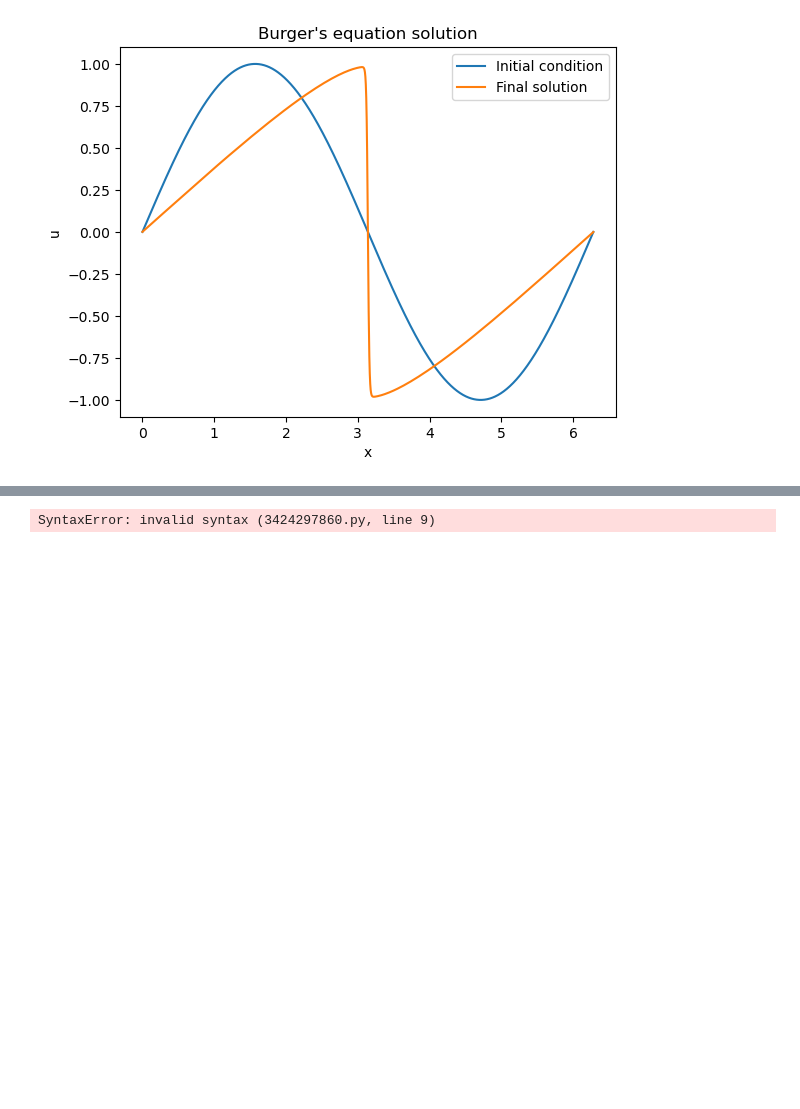
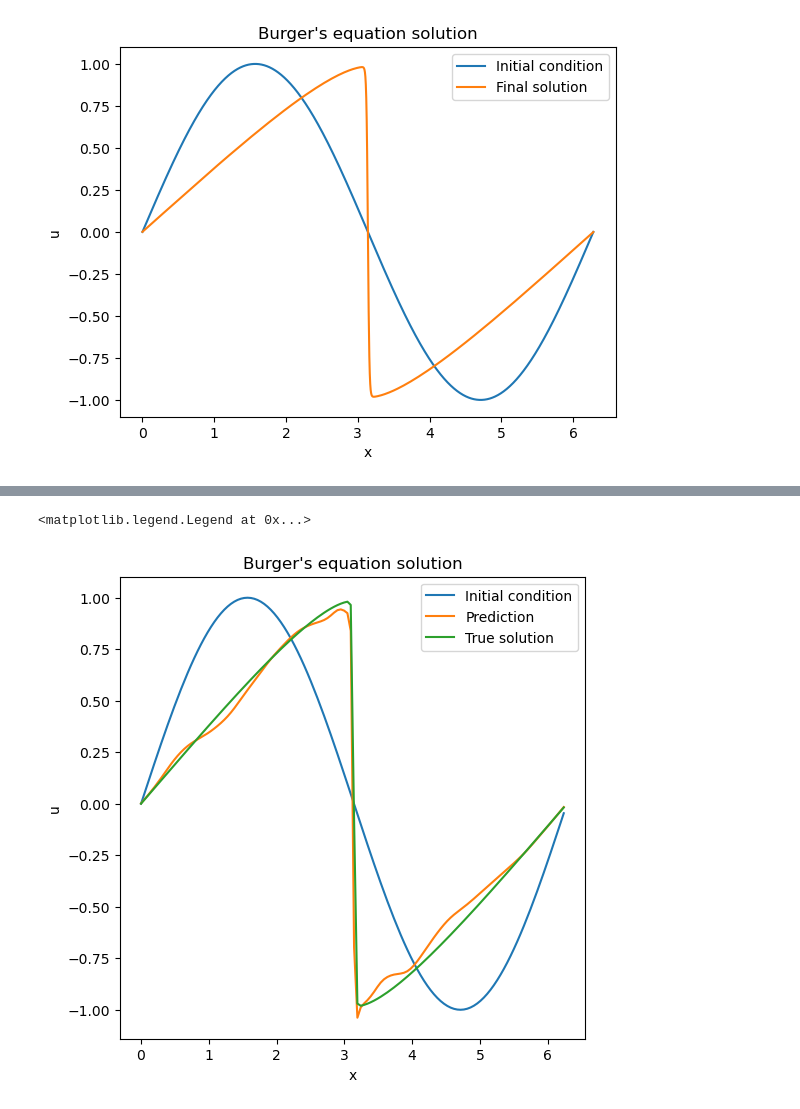
Before and after one commit to PK1725/NeuralOperators, a Jupyter notebook: solve_burges_shock.ipynb, the cells around one changed output, grey strips where cells are left out. Drawn from its saved outputs; the diff is of its cells as text; code cells hidden in the pictures; blank space fills up the shorter version.

```diff
--- a/solve_burges_shock.ipynb
+++ b/solve_burges_shock.ipynb
@@ -84,13 +186,15 @@ u_0_train
 # %%
-plt.plot(x_grid, u_0_train[1,0,:], label='Initial condition')
-plt.plot(x_grid, u_t_train[1,-1,:], label='Final solution')
+
+# Plot results
+plt.figure(figsize=(6, 6))
+plt.plot(x_grid, u_initial, label='Initial condition')
+plt.plot(x_grid, pred[-1,:], label='Prediction')
+plt.plot(x_grid, u_solution[:,-1], label='True solution')
+
 plt.xlabel('x')
 plt.ylabel('u')
 plt.title("Burger's equation solution")
 plt.legend()
-plt.show()
-plt.figure(figsize=(4,4))
-plt.imshow(u_t_train[0].real, aspect='auto', extent=[x[0], x[-1], t[-1], t[0]], cmap='jet')
-plt.show()
 # %% [output]
-SyntaxError: invalid syntax (3424297860.py, line 9)
+<matplotlib.legend.Legend at 0x...>
+[figure, added]
```
Also changed, not shown: parts of 20 cells of this notebook, 47 other files.
